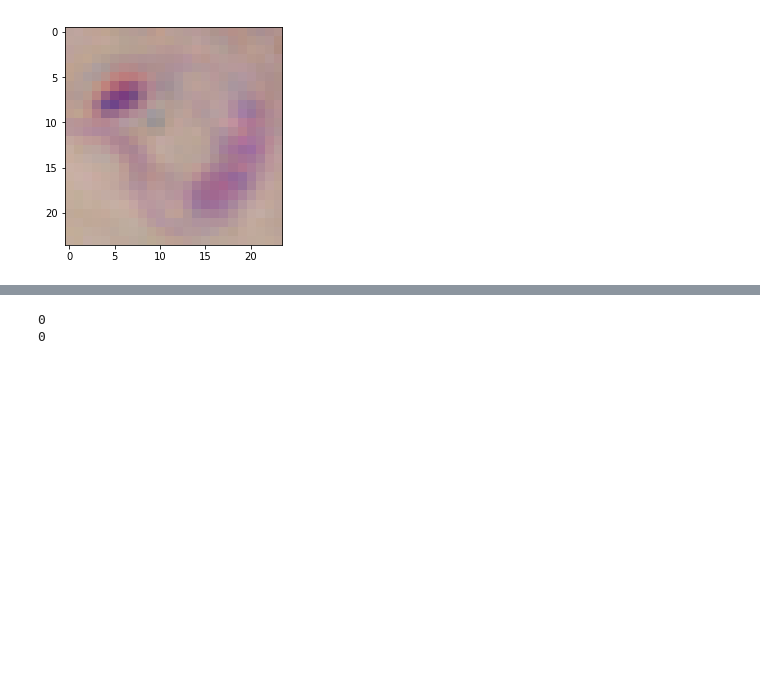
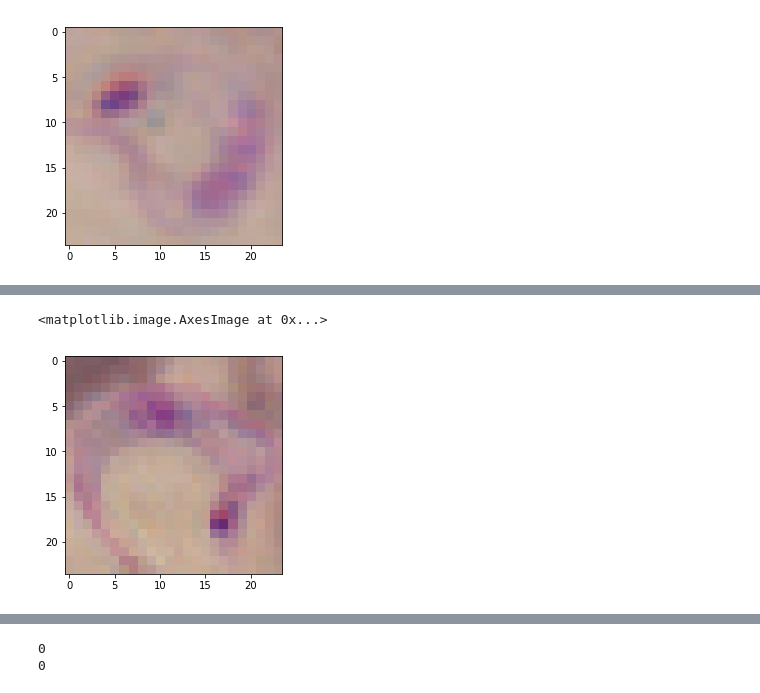
Before and after one commit to jegoline/MachineLearning, a Jupyter notebook: Gaussian Discriminant Analysis.ipynb, the cells around one changed output, grey strips where cells are left out. Cells and saved outputs as stored; diff of their text form; code cells hidden in the pictures; blank space fills up the shorter version.

```diff
--- a/Gaussian Discriminant Analysis.ipynb
+++ b/Gaussian Discriminant Analysis.ipynb
@@ -40,3 +59,8 @@ extract_features(positives[0])
+# %%
+plt.imshow(positives[6])
+# %% [output]
+<matplotlib.image.AxesImage at 0x...>
+[figure, added]
 # %%
 def mean(features):
     return np.mean(features, axis=0)
```
Also changed, not shown: parts of 12 cells of this notebook.
